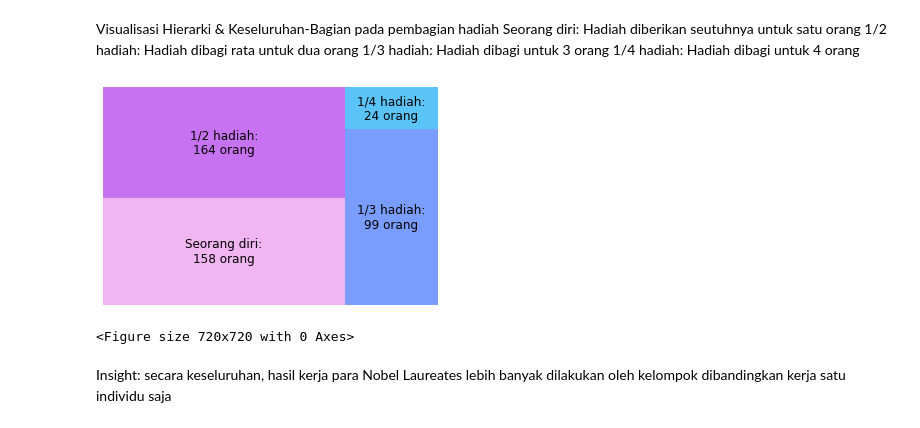
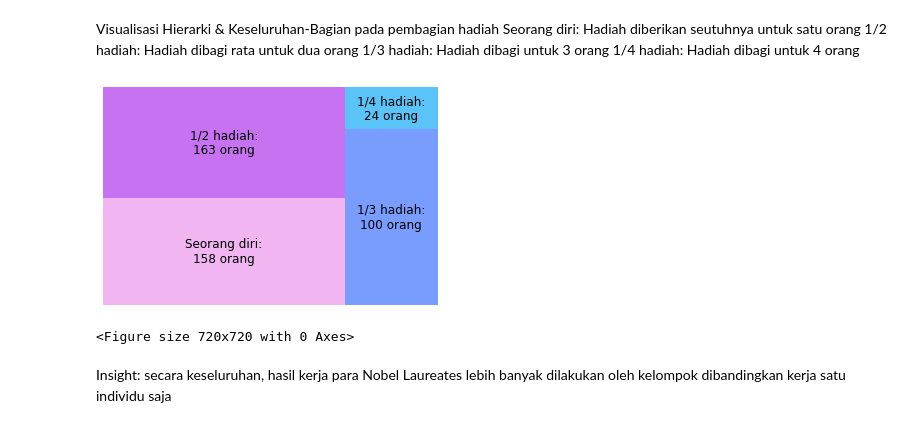
Before and after one commit to prfahrezi/laureates_vizualisation, a Jupyter notebook: visualisasi.ipynb, the cells around one changed output. Cells and saved outputs as stored; diff of their text form; code cells hidden in the pictures.

```diff
--- a/visualisasi.ipynb
+++ b/visualisasi.ipynb
@@ -162,21 +162,21 @@ Seorang diri: Hadiah diberikan seutuhnya untuk satu orang
 # %%
 import squarify
 
 area = lr.groupby('share').size()
-labels = ['Seorang diri:\n158 orang', '1/2 hadiah:\n164 orang',
-          '1/3 hadiah:\n99 orang', '1/4 hadiah:\n24 orang']
+labels = ['Seorang diri:\n158 orang', '1/2 hadiah:\n163 orang',
+          '1/3 hadiah:\n100 orang', '1/4 hadiah:\n24 orang']
 color_list = ['#EB96EB', '#AF38EB', '#4073FF',
               '#14AAF5']
 
 plt.rc('font', size=12)
 squarify.plot(sizes=area, label=labels,
               color=color_list, alpha=0.7)
 plt.axis('off')
 plt.figure(figsize=(10,10))
 
 plt.show()
 # %% [output]
-[figure, old version]
+[figure, new version]
 <Figure size 720x720 with 0 Axes>
 # %% [markdown]
 Insight: secara keseluruhan, hasil kerja para Nobel Laureates lebih banyak dilakukan oleh kelompok dibandingkan kerja satu individu saja
```
